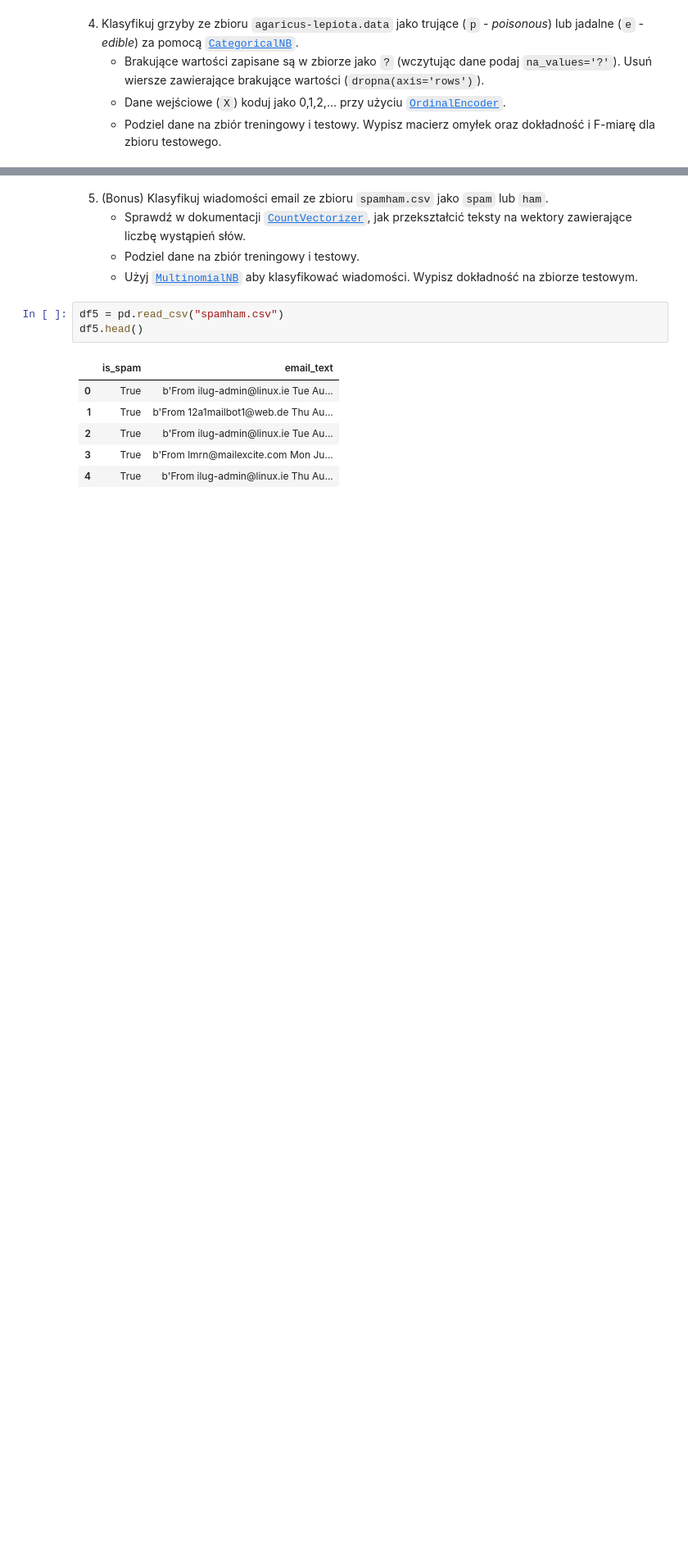
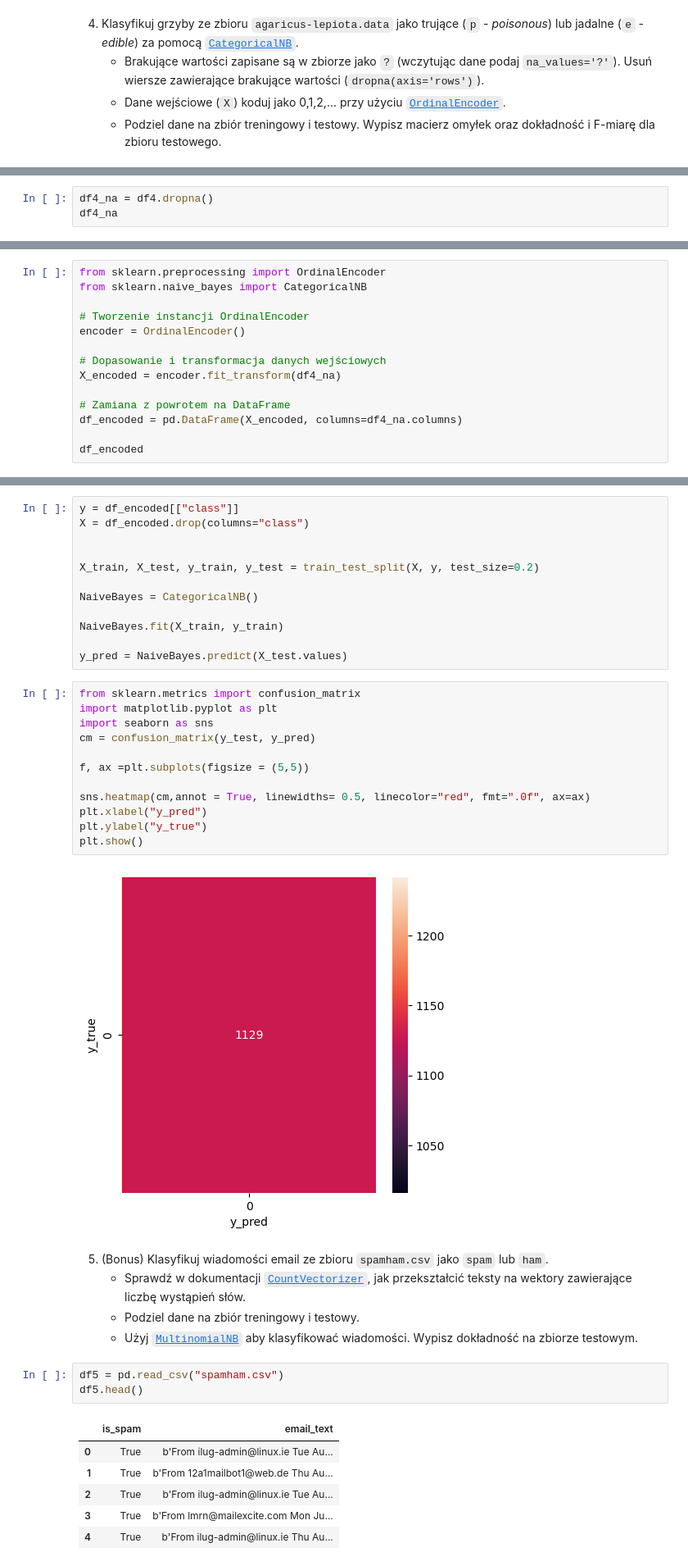
Before and after one commit to MichalBrodackiPJA/Eksploracja-i-Wizualizacja-Danych, a Jupyter notebook: Ćwiczenia 4/Lab - Klasyfikacja.ipynb, the cells around one changed output, grey strips where cells are left out. Shown at 82% size. Saved outputs shown, nothing was run; the diff lists cells and outputs as text; blank space fills up the shorter version.

```diff
--- a/Ćwiczenia 4/Lab - Klasyfikacja.ipynb
+++ b/Ćwiczenia 4/Lab - Klasyfikacja.ipynb
@@ -355,0 +362,3 @@ df4.head()
+# %%
+df4_na = df4.dropna()
+df4_na
@@ -355,0 +379,14 @@ df4.head()
+# %%
+from sklearn.preprocessing import OrdinalEncoder
+from sklearn.naive_bayes import CategoricalNB
+
+# Tworzenie instancji OrdinalEncoder
+encoder = OrdinalEncoder()
+
+# Dopasowanie i transformacja danych wejściowych
+X_encoded = encoder.fit_transform(df4_na)
+
+# Zamiana z powrotem na DataFrame
+df_encoded = pd.DataFrame(X_encoded, columns=df4_na.columns)
+
+df_encoded
@@ -356,3 +407,29 @@ df4.head()
+# %%
+y = df_encoded[["class"]]
+X = df_encoded.drop(columns="class")
+
+
+X_train, X_test, y_train, y_test = train_test_split(X, y, test_size=0.2)
+
+NaiveBayes = CategoricalNB()
+
+NaiveBayes.fit(X_train, y_train)
+
+y_pred = NaiveBayes.predict(X_test.values)
+# %%
+from sklearn.metrics import confusion_matrix
+import matplotlib.pyplot as plt
+import seaborn as sns
+cm = confusion_matrix(y_test, y_pred)
+
+f, ax =plt.subplots(figsize = (5,5))
+
+sns.heatmap(cm,annot = True, linewidths= 0.5, linecolor="red", fmt=".0f", ax=ax)
+plt.xlabel("y_pred")
+plt.ylabel("y_true")
+plt.show()
+# %% [output]
+[figure, added]
 # %% [markdown]
 5. (Bonus) Klasyfikuj wiadomości email ze zbioru `spamham.csv` jako `spam` lub `ham`.
     - Sprawdź w dokumentacji [`CountVectorizer`](https://scikit-learn.org/stable/modules/generated/sklearn.feature_extraction.text.CountVectorizer.html), jak przekształcić teksty na wektory zawierające liczbę wystąpień słów.
```
Also changed, not shown: parts of 3 cells of this notebook.
